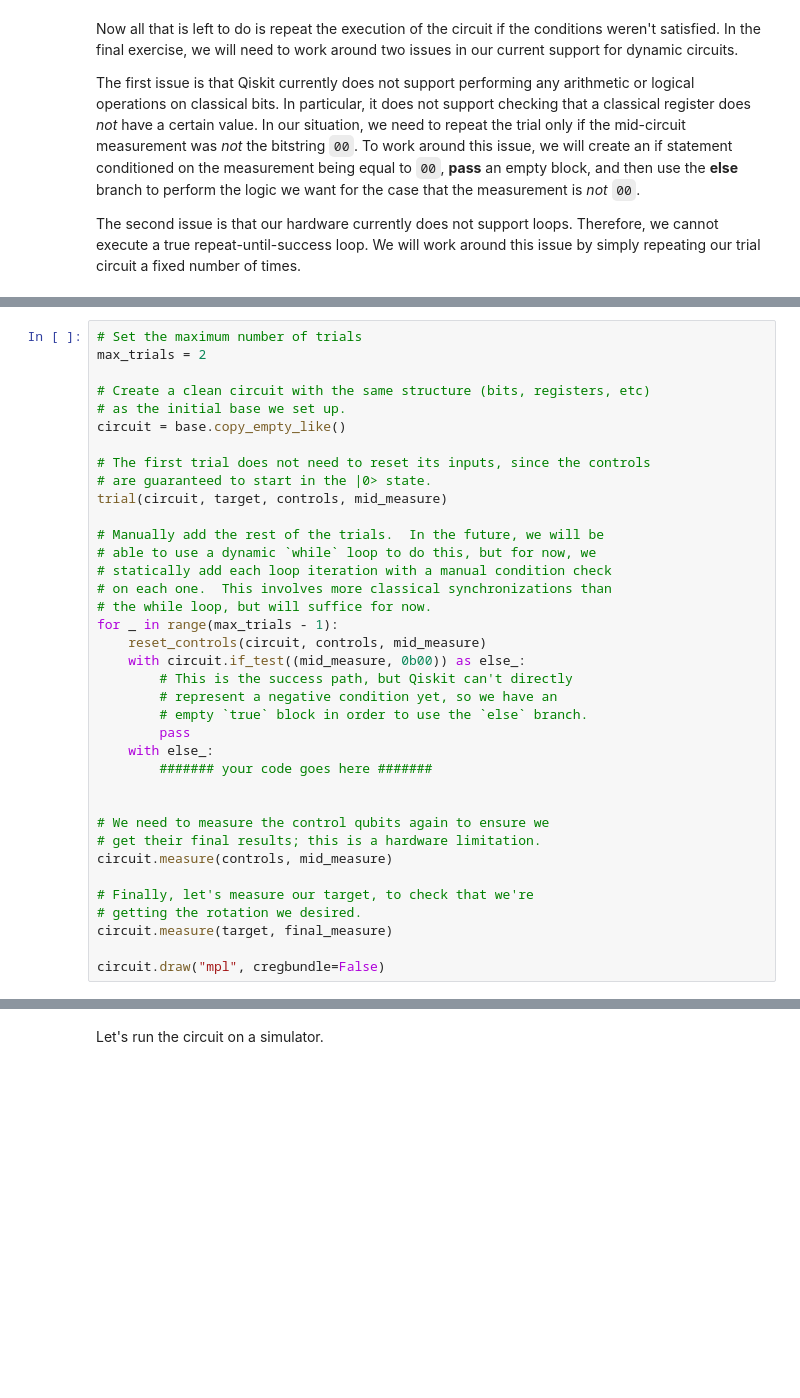
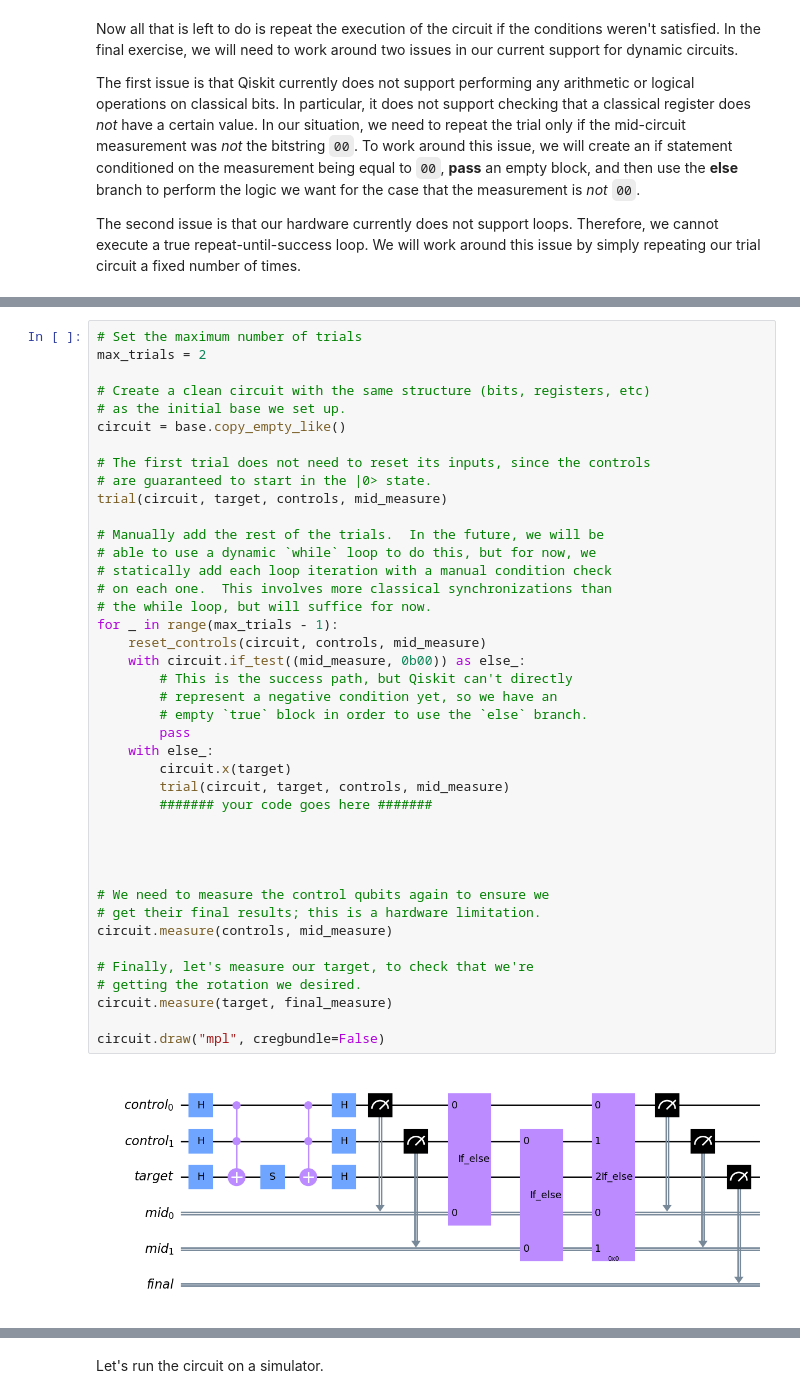
Before and after one commit to cherifdoullel16641/ibm-spring-challenge-2023, a Jupyter notebook: lab1.ipynb, the cells around one changed output, grey strips where cells are left out. Drawn from its saved outputs; the diff is of its cells as text; blank space fills up the shorter version.

```diff
--- a/lab1.ipynb
+++ b/lab1.ipynb
@@ -283,33 +340,39 @@ circuit = base.copy_empty_like()
 
 # The first trial does not need to reset its inputs, since the controls
 # are guaranteed to start in the |0> state.
 trial(circuit, target, controls, mid_measure)
 
 # Manually add the rest of the trials.  In the future, we will be
 # able to use a dynamic `while` loop to do this, but for now, we
 # statically add each loop iteration with a manual condition check
 # on each one.  This involves more classical synchronizations than
 # the while loop, but will suffice for now.
 for _ in range(max_trials - 1):
     reset_controls(circuit, controls, mid_measure)
     with circuit.if_test((mid_measure, 0b00)) as else_:
         # This is the success path, but Qiskit can't directly
         # represent a negative condition yet, so we have an
         # empty `true` block in order to use the `else` branch.
         pass
     with else_:
+        circuit.x(target)
+        trial(circuit, target, controls, mid_measure)
         ####### your code goes here #######
+
+
 
 
 # We need to measure the control qubits again to ensure we
 # get their final results; this is a hardware limitation.
 circuit.measure(controls, mid_measure)
 
 # Finally, let's measure our target, to check that we're
 # getting the rotation we desired.
 circuit.measure(target, final_measure)
 
 circuit.draw("mpl", cregbundle=False)
+# %% [output]
+[figure, added]
 # %%
 # Submit your circuit
 from qc_grader.challenges.spring_2023 import grade_ex1e
```
Also changed, not shown: parts of 19 cells of this notebook, 2 other files.
